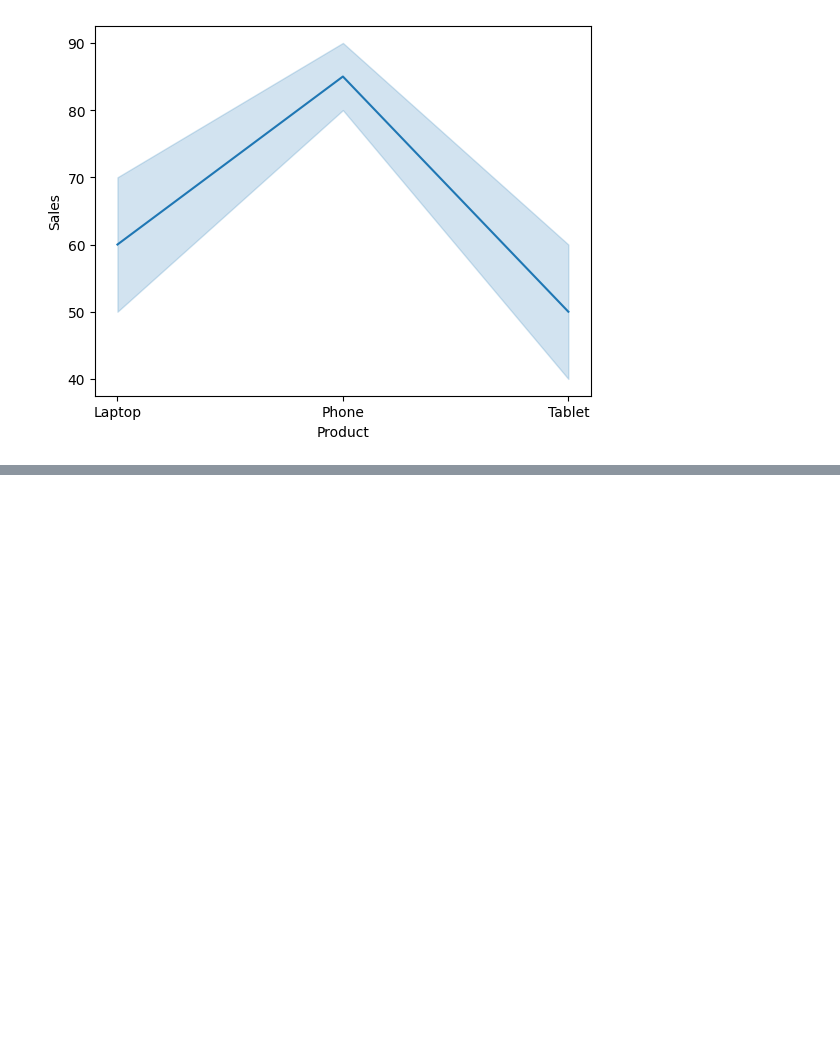
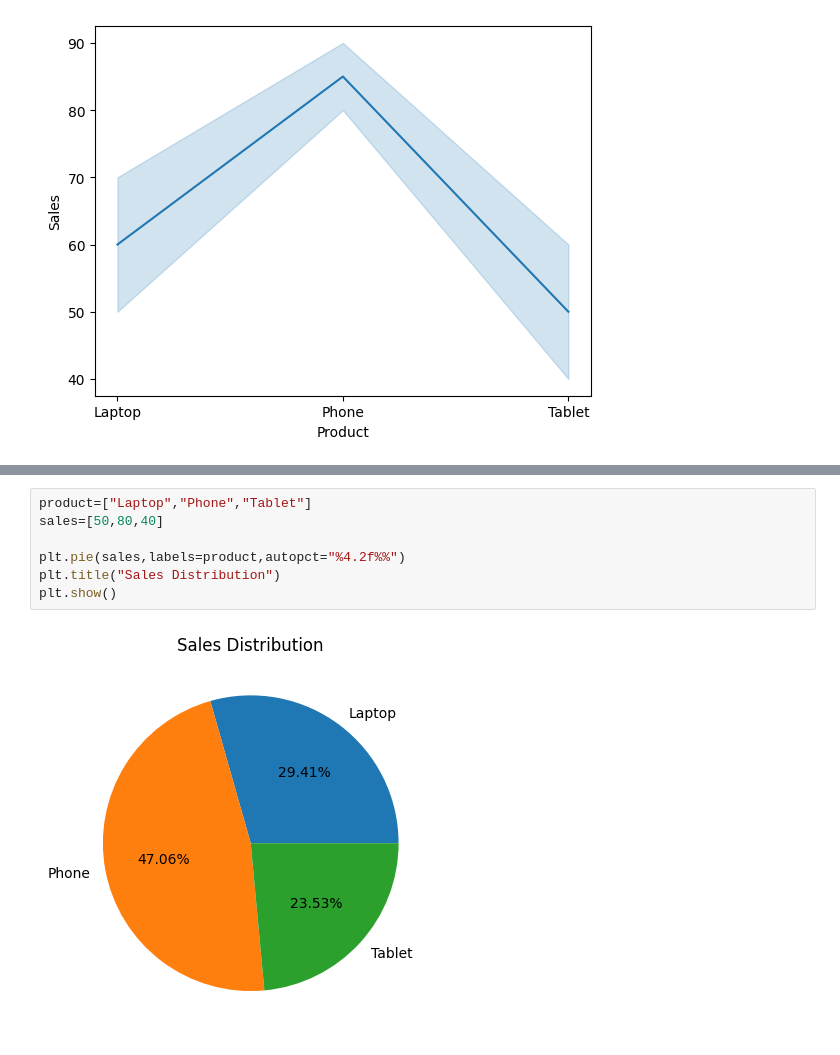
Before and after one commit to SreenandhanaKM/PANDAS, a Jupyter notebook: Seaborn.ipynb, the cells around one changed output, grey strips where cells are left out. Drawn from its saved outputs; the diff is of its cells as text; blank space fills up the shorter version.

```diff
--- a/Seaborn.ipynb
+++ b/Seaborn.ipynb
@@ -61,0 +77,9 @@ plt.show()
+# %%
+product=["Laptop","Phone","Tablet"]
+sales=[50,80,40]
+
+plt.pie(sales,labels=product,autopct="%4.2f%%")
+plt.title("Sales Distribution")
+plt.show()
+# %% [output]
+[figure, added]
```
Also changed, not shown: parts of 3 cells of this notebook.
